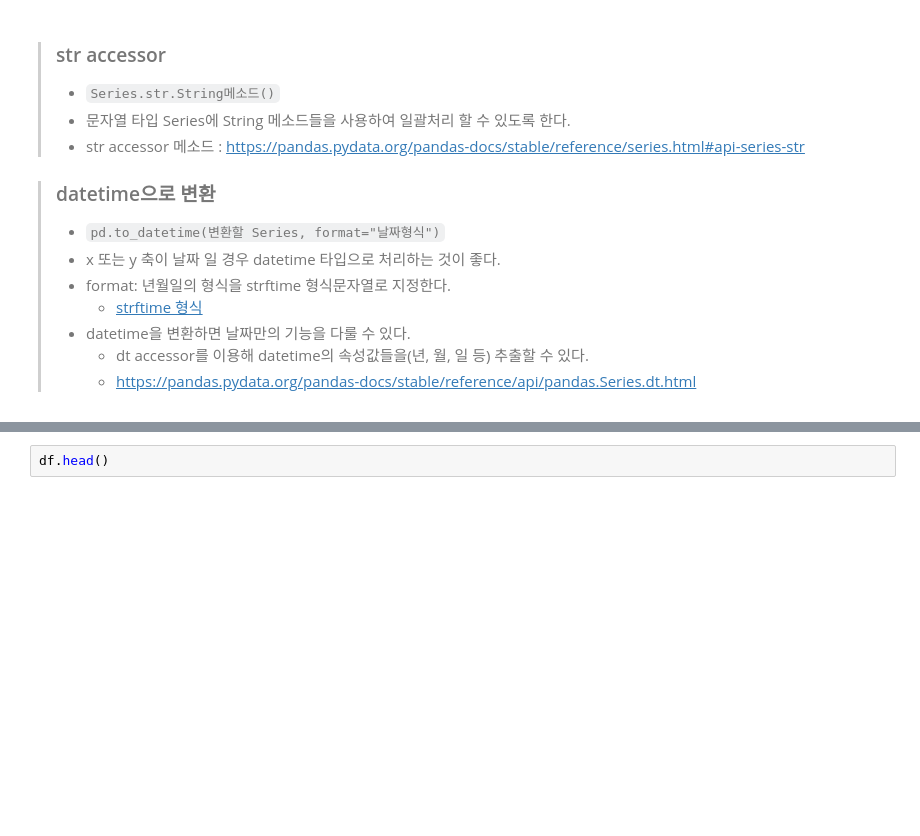
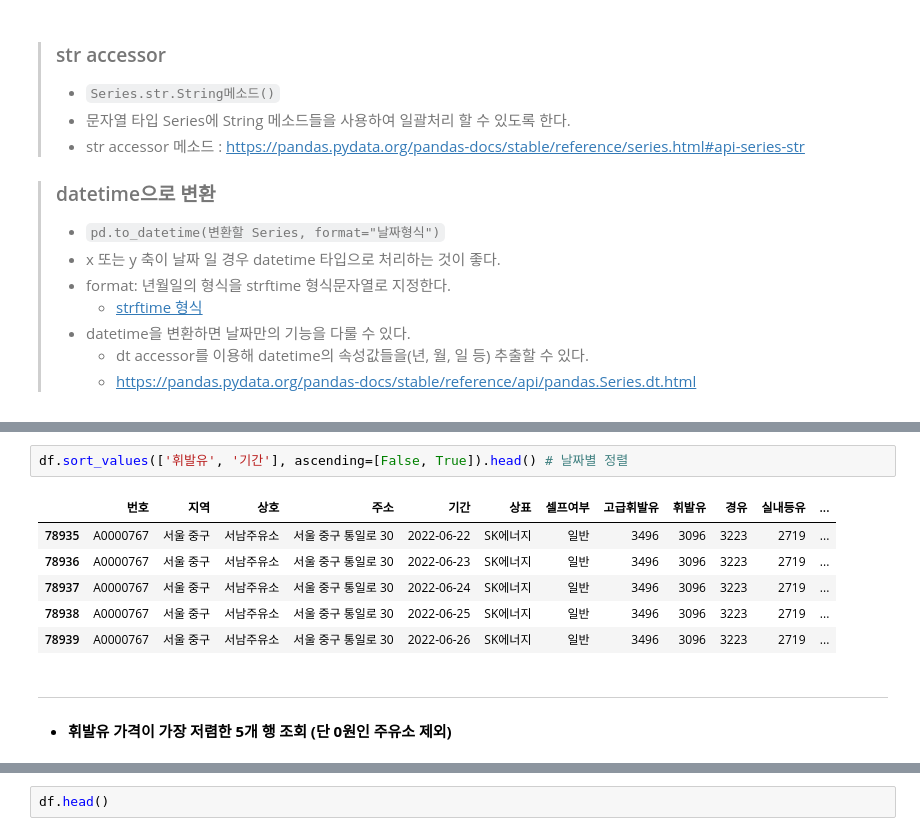
Before and after one commit to clerknek/PlayData, a Jupyter notebook: +실습/주유소가격 데이터 분석/주유소가격 데이터 분석.ipynb, the cells around one changed output, grey strips where cells are left out. Cells and saved outputs as stored; diff of their text form; blank space fills up the shorter version.

```diff
--- a/+실습/주유소가격 데이터 분석/주유소가격 데이터 분석.ipynb
+++ b/+실습/주유소가격 데이터 분석/주유소가격 데이터 분석.ipynb
@@ -406,0 +387,13 @@ Name: 휘발유, dtype: int64
+# %%
+df.sort_values(['휘발유', '기간'], ascending=[False, True]).head() # 날짜별 정렬
+# %% [output]
+|  | 번호 | 지역 | 상호 | 주소 | 기간 | 상표 | 셀프여부 | 고급휘발유 | 휘발유 | 경유 | 실내등유 | ... |
+| 78935 | A0000767 | 서울 중구 | 서남주유소 | 서울 중구 통일로 30 | 2022-06-22 | SK에너지 | 일반 | 3496 | 3096 | 3223 | 2719 | ... |
+| 78936 | A0000767 | 서울 중구 | 서남주유소 | 서울 중구 통일로 30 | 2022-06-23 | SK에너지 | 일반 | 3496 | 3096 | 3223 | 2719 | ... |
+| 78937 | A0000767 | 서울 중구 | 서남주유소 | 서울 중구 통일로 30 | 2022-06-24 | SK에너지 | 일반 | 3496 | 3096 | 3223 | 2719 | ... |
+| 78938 | A0000767 | 서울 중구 | 서남주유소 | 서울 중구 통일로 30 | 2022-06-25 | SK에너지 | 일반 | 3496 | 3096 | 3223 | 2719 | ... |
+| 78939 | A0000767 | 서울 중구 | 서남주유소 | 서울 중구 통일로 30 | 2022-06-26 | SK에너지 | 일반 | 3496 | 3096 | 3223 | 2719 | ... |
+# %% [markdown]
+------
+# %% [markdown]
+- **휘발유 가격이 가장 저렴한 5개 행 조회 (단 0원인 주유소 제외)**
```
Also changed, not shown: parts of 151 cells of this notebook, 1 other file.
